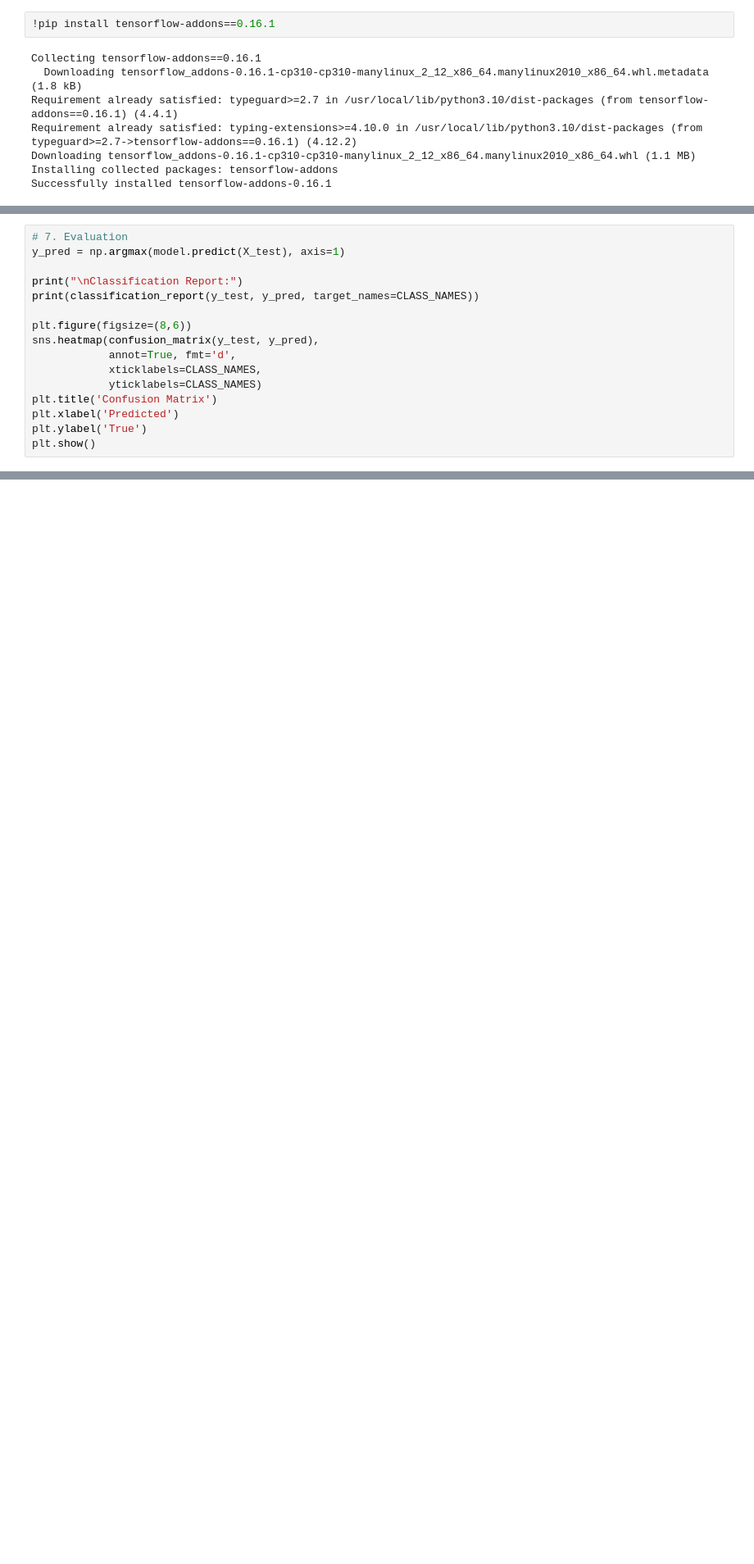
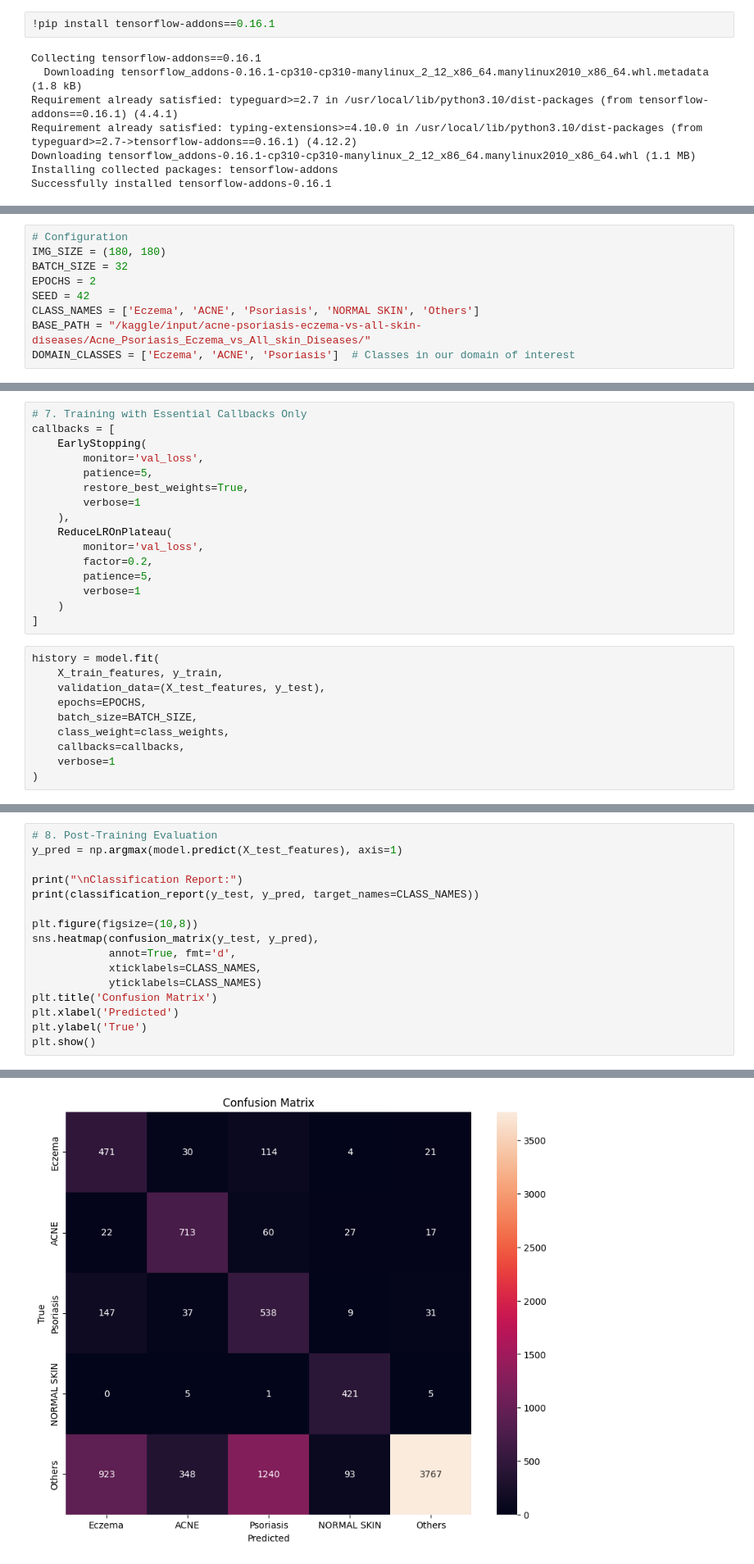
Before and after one commit to ahmadali883/FYP_Skin_Diseases_classification_Model_Training, a Jupyter notebook: vgg19-skin-diseses-detections.ipynb, the cells around one changed output, grey strips where cells are left out. Shown: that part at 82% size. Drawn from its saved outputs; the diff is of its cells as text; blank space fills up the shorter version.

Commit message:
Kaggle Notebook | VGG19-skin-diseses-detections | VGG19_with_normal_and_other_diseases

```diff
--- a/vgg19-skin-diseses-detections.ipynb
+++ b/vgg19-skin-diseses-detections.ipynb
@@ -238,0 +30,9 @@ Epoch 8/100
+# %%
+# Configuration
+IMG_SIZE = (180, 180)
+BATCH_SIZE = 32
+EPOCHS = 2
+SEED = 42
+CLASS_NAMES = ['Eczema', 'ACNE', 'Psoriasis', 'NORMAL SKIN', 'Others']
+BASE_PATH = "/kaggle/input/acne-psoriasis-eczema-vs-all-skin-diseases/Acne_Psoriasis_Eczema_vs_All_skin_Diseases/"
+DOMAIN_CLASSES = ['Eczema', 'ACNE', 'Psoriasis']  # Classes in our domain of interest
@@ -238,0 +182,26 @@ Epoch 8/100
+# %%
+# 7. Training with Essential Callbacks Only
+callbacks = [
+    EarlyStopping(
+        monitor='val_loss',
+        patience=5,
+        restore_best_weights=True,
+        verbose=1
+    ),
+    ReduceLROnPlateau(
+        monitor='val_loss',
+        factor=0.2,
+        patience=5,
+        verbose=1
+    )
+]
+# %%
+history = model.fit(
+    X_train_features, y_train,
+    validation_data=(X_test_features, y_test),
+    epochs=EPOCHS,
+    batch_size=BATCH_SIZE,
+    class_weight=class_weights,
+    callbacks=callbacks,
+    verbose=1
+)
@@ -239,11 +214,11 @@ Epoch 8/100
 # %%
-# 7. Evaluation
-y_pred = np.argmax(model.predict(X_test), axis=1)
+# 8. Post-Training Evaluation
+y_pred = np.argmax(model.predict(X_test_features), axis=1)
 
 print("\nClassification Report:")
 print(classification_report(y_test, y_pred, target_names=CLASS_NAMES))
 
-plt.figure(figsize=(8,6))
+plt.figure(figsize=(10,8))
 sns.heatmap(confusion_matrix(y_test, y_pred),
             annot=True, fmt='d',
             xticklabels=CLASS_NAMES,
@@ -252,3 +227,4 @@ plt.title('Confusion Matrix')
 plt.xlabel('Predicted')
 plt.ylabel('True')
 plt.show()
+# %% [output]
@@ -254,0 +245 @@ plt.show()
+[figure, added]
```
Also changed, not shown: parts of 19 cells of this notebook.
